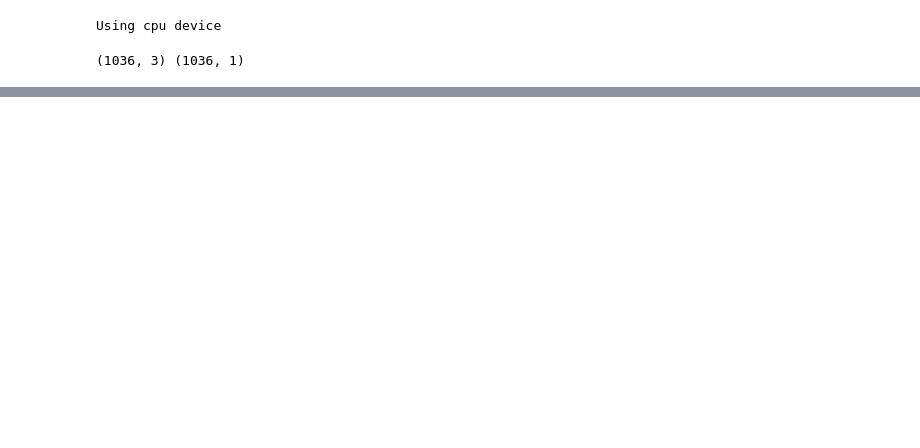
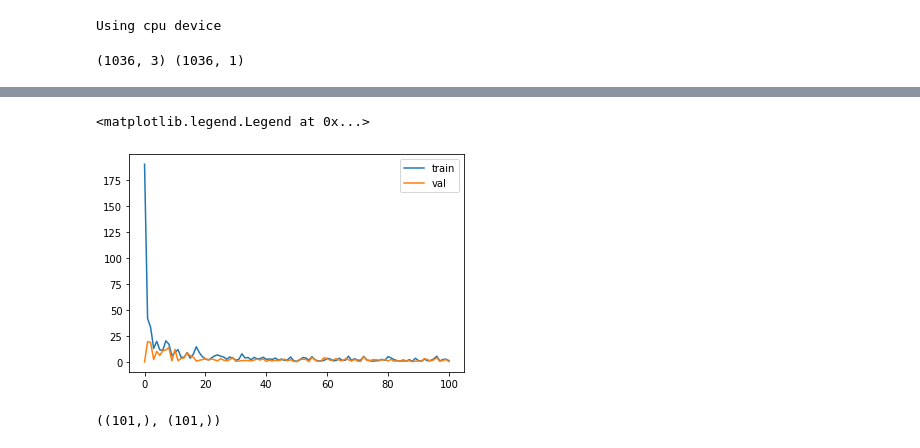
Before and after one commit to igomezv/neuralike, a Jupyter notebook: test_likelihood.ipynb, the cells around one changed output, grey strips where cells are left out. Drawn from its saved outputs; the diff is of its cells as text; code cells hidden in the pictures; blank space fills up the shorter version.

```diff
--- a/test_likelihood.ipynb
+++ b/test_likelihood.ipynb
@@ -23,7 +24,7 @@ class LoadDataSet(torch.utils.data.Dataset):
     '''
     Prepare the dataset for regression
     '''
-    def __init__(self, X, y, scale_data=False):
+    def __init__(self, X, y, scale_data=True):
         if not torch.is_tensor(X) and not torch.is_tensor(y):
             # Apply scaling if necessary
             if scale_data:
@@ -130,6 +111,8 @@ Non-trainable params: 0
 =================================================================
 # %%
 # Run the training loop
+history_train = np.empty((1,))
+history_val = np.empty((1,))
 for epoch in range(0, 100): # 5 epochs at maximum
     # Print epoch
     print(f'Starting epoch {epoch+1}')
@@ -153,7 +136,6 @@ for epoch in range(0, 100): # 5 epochs at maximum
 
         # Compute loss
         loss = loss_function(outputs, targets)
-
         # Perform backward pass
         loss.backward()
 
@@ -164,8 +146,11 @@ for epoch in range(0, 100): # 5 epochs at maximum
         current_loss += loss.item()
         if i % 10 == 0:
             print('Loss after mini-batch %5d: %.3f' %
-                (i + 1, current_loss / 500))
+#                 (i + 1, current_loss / 500))
+                  (i + 1, loss.item()))
             current_loss = 0.0
+    history_train = np.append(history_train, current_loss)
+
 
     valid_loss = 0.0
     mlp.eval()     # Optional when not using Model Specific layer
@@ -176,11 +161,14 @@ for epoch in range(0, 100): # 5 epochs at maximum
         targets = targets.reshape((targets.shape[0], 1))
 
         output_val = mlp(inputs)
-        loss = loss_function(output_val, targets)
+        valid_loss = loss_function(output_val, targets)
+
         valid_loss += loss.item()
-
-    print('Epoch {:.3f} \t\t Training Loss: {:.3f} \t\t Validation Loss:'\
-          '{:.3f}'.format(epoch, current_loss / len(trainloader), valid_loss / len(validloader)))
+    history_val = np.append(history_val, valid_loss.item())
+    print('Training Loss: {:.3f} \t\t Validation Loss:'\
+         '{:.3f}'.format(loss.item(), valid_loss.item()))
+#     print('Training Loss: {:.3f} \t\t Validation Loss:'\
+#           '{:.3f}'.format(current_loss / len(trainloader), valid_loss / len(validloader)))
 #     if min_valid_loss > valid_loss:
 #         print(f'Validation Loss Decreased({min_valid_loss:.6f}--->{valid_loss:.6f}) \t Saving The Model')
 #         min_valid_loss = valid_loss
@@ -213,0 +236,12 @@ plt.ylabel("Predicted")
+# %%
+ep = np.arange(0, 101)
+plt.plot(ep, history_train, label='train')
+plt.plot(ep, history_val, label='val')
+plt.legend()
+# %% [output]
+<matplotlib.legend.Legend at 0x...>
+[figure, added]
+# %%
+np.shape(history_train), np.shape(history_val)
+# %% [output]
+((101,), (101,))
```
Also changed, not shown: parts of 9 cells of this notebook.
